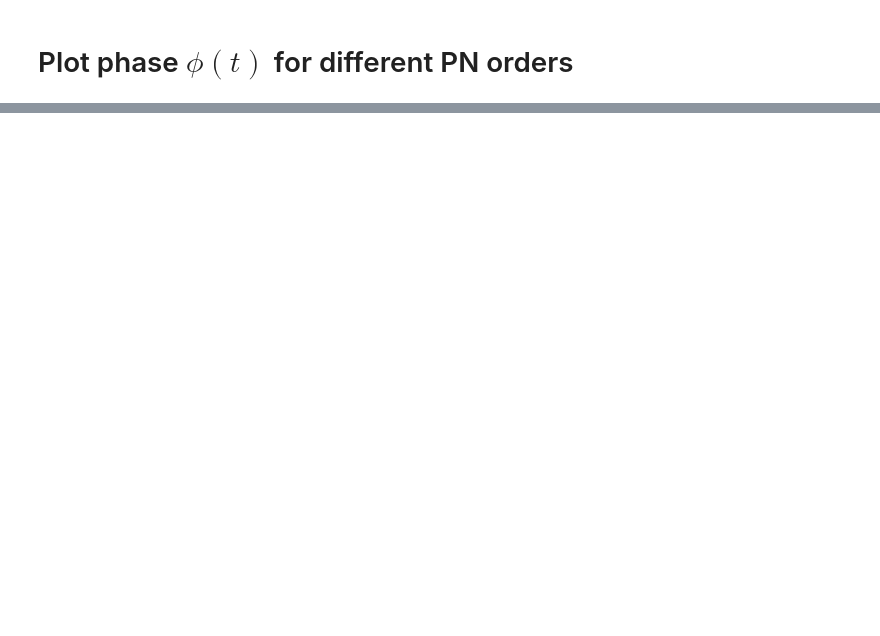
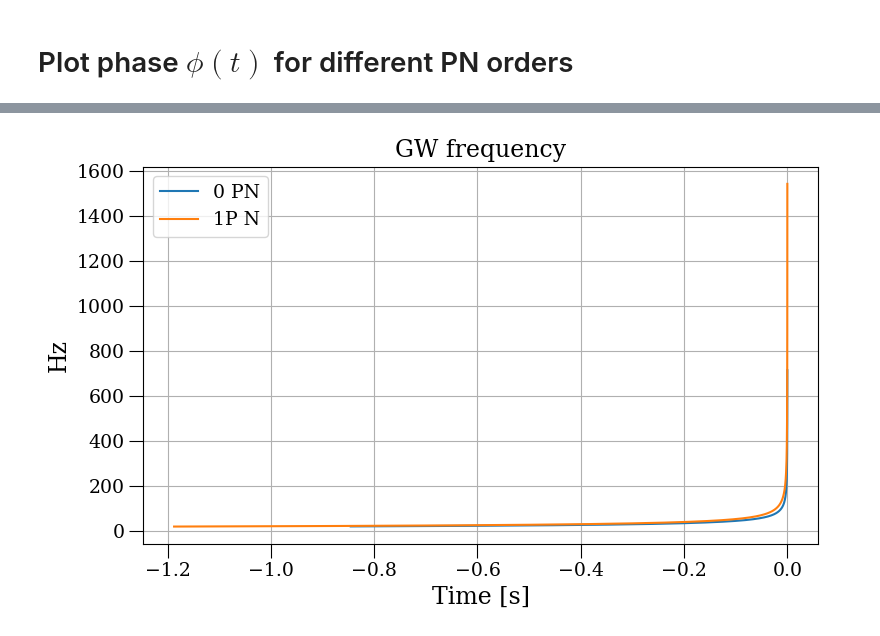
Before and after one commit to javiermao/ToolboxPostNewtonian, a Jupyter notebook: Demo3_CompararFaseVariosPNorders.ipynb, the cells around one changed output, grey strips where cells are left out. Drawn from its saved outputs; the diff is of its cells as text; code cells hidden in the pictures; blank space fills up the shorter version.

```diff
--- a/Demo3_CompararFaseVariosPNorders.ipynb
+++ b/Demo3_CompararFaseVariosPNorders.ipynb
@@ -165,0 +168,18 @@ plt.show()
+# %%
+# -------------------------------
+# Plot frequency
+plt.figure()
+plt.plot(t_0PN-t_0PN[-1]  , ft_0PN,  label="0 PN")
+plt.plot(t_1PN-t_1PN[-1]  , ft_1PN,  label="1P N")
+#plt.plot(t_15PN-t_15PN[-1], ft_15PN, label="1.5 PN")
+#plt.plot(t_35PN-t_35PN[-1], ft_35PN, label="3.5 PN")
+plt.title("GW frequency")
+plt.xlabel('Time [s]')
+plt.ylabel('Hz')
+plt.grid()
+#plt.xlim(-0.01,0.001)
+plt.legend()
+plt.tight_layout()
+plt.show()
+# %% [output]
+[figure, added]
```
Also changed, not shown: parts of 4 cells of this notebook.
